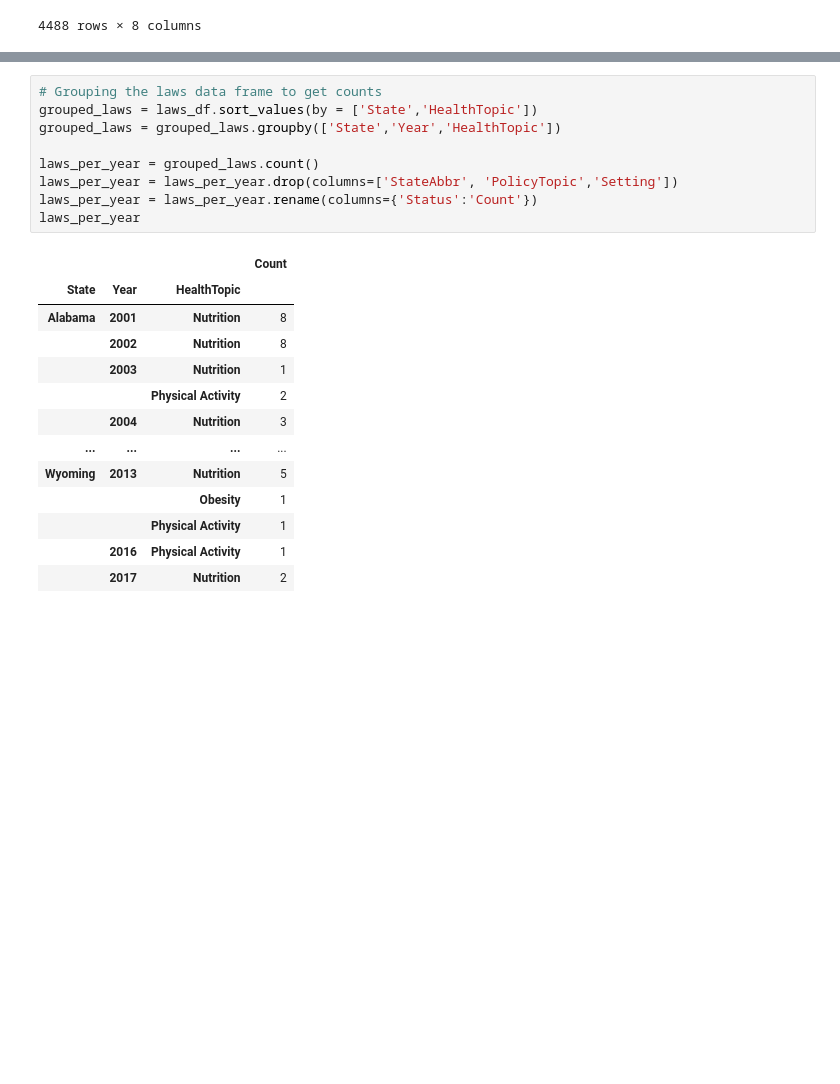
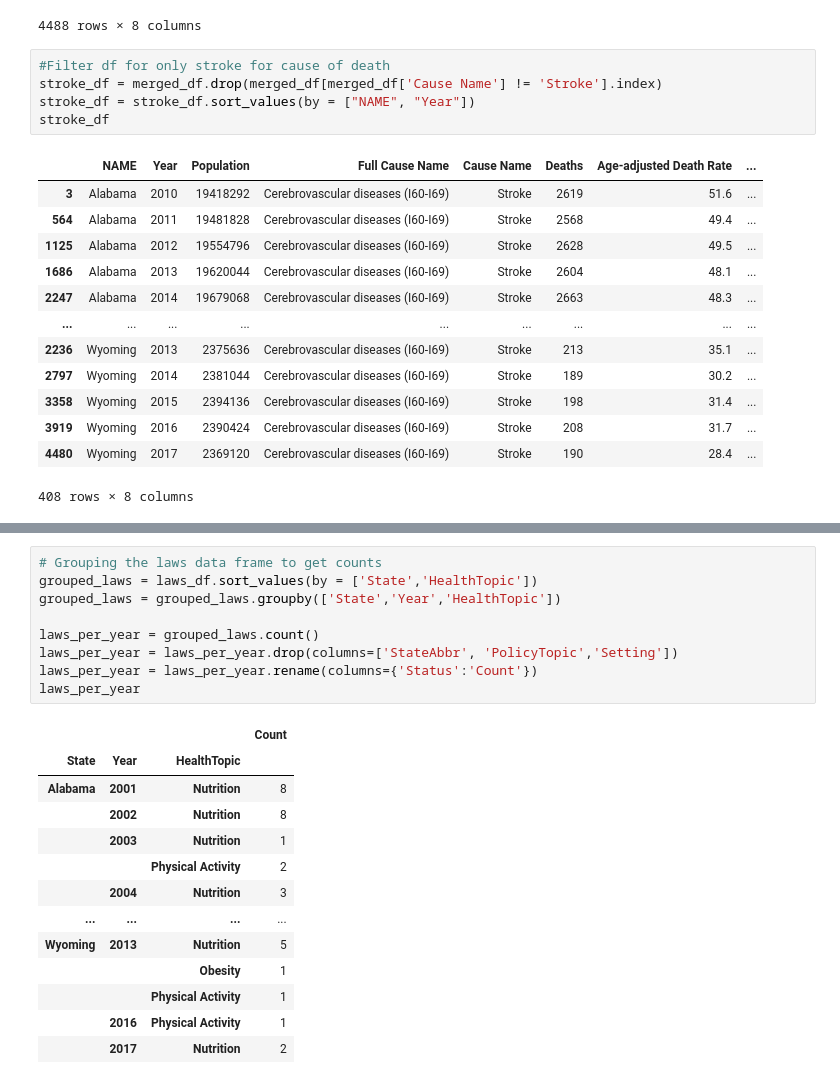
Before and after one commit to wreinhold/bootcamp-group1-project, a Jupyter notebook: deaths_legislation.ipynb, the cells around one changed output, grey strips where cells are left out. Saved outputs shown, nothing was run; the diff lists cells and outputs as text; blank space fills up the shorter version.

```diff
--- a/deaths_legislation.ipynb
+++ b/deaths_legislation.ipynb
@@ -84,3 +85,22 @@ merged_df
 | 4486 | Wyoming | 2017 | 2369120 | Malignant neoplasms (C00-C97) | Cancer | 948 | 136.1 | ... |
 | 4487 | Wyoming | 2017 | 2369120 | Nephritis, nephrotic syndrome and... | Kidney disease | 63 | 9.5 | ... |
 4488 rows × 8 columns
+# %%
+#Filter df for only stroke for cause of death
+stroke_df = merged_df.drop(merged_df[merged_df['Cause Name'] != 'Stroke'].index)
+stroke_df = stroke_df.sort_values(by = ["NAME", "Year"])
+stroke_df
+# %% [output]
+|  | NAME | Year | Population | Full Cause Name | Cause Name | Deaths | Age-adjusted Death Rate | ... |
+| 3 | Alabama | 2010 | 19418292 | Cerebrovascular diseases (I60-I69) | Stroke | 2619 | 51.6 | ... |
+| 564 | Alabama | 2011 | 19481828 | Cerebrovascular diseases (I60-I69) | Stroke | 2568 | 49.4 | ... |
+| 1125 | Alabama | 2012 | 19554796 | Cerebrovascular diseases (I60-I69) | Stroke | 2628 | 49.5 | ... |
+| 1686 | Alabama | 2013 | 19620044 | Cerebrovascular diseases (I60-I69) | Stroke | 2604 | 48.1 | ... |
+| 2247 | Alabama | 2014 | 19679068 | Cerebrovascular diseases (I60-I69) | Stroke | 2663 | 48.3 | ... |
+| ... | ... | ... | ... | ... | ... | ... | ... | ... |
+| 2236 | Wyoming | 2013 | 2375636 | Cerebrovascular diseases (I60-I69) | Stroke | 213 | 35.1 | ... |
+| 2797 | Wyoming | 2014 | 2381044 | Cerebrovascular diseases (I60-I69) | Stroke | 189 | 30.2 | ... |
+| 3358 | Wyoming | 2015 | 2394136 | Cerebrovascular diseases (I60-I69) | Stroke | 198 | 31.4 | ... |
+| 3919 | Wyoming | 2016 | 2390424 | Cerebrovascular diseases (I60-I69) | Stroke | 208 | 31.7 | ... |
+| 4480 | Wyoming | 2017 | 2369120 | Cerebrovascular diseases (I60-I69) | Stroke | 190 | 28.4 | ... |
+408 rows × 8 columns
```
Also changed, not shown: parts of 3 cells of this notebook.
